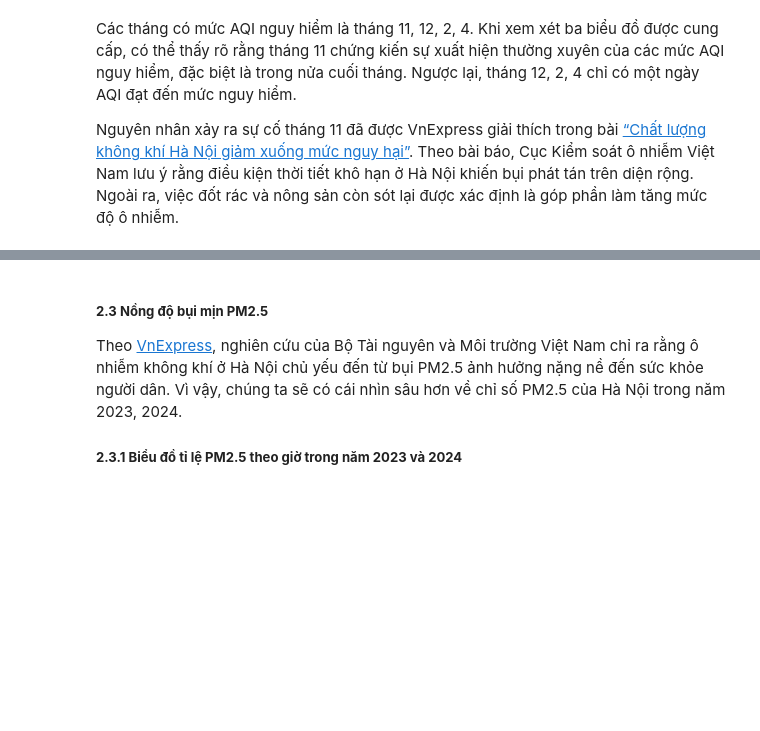
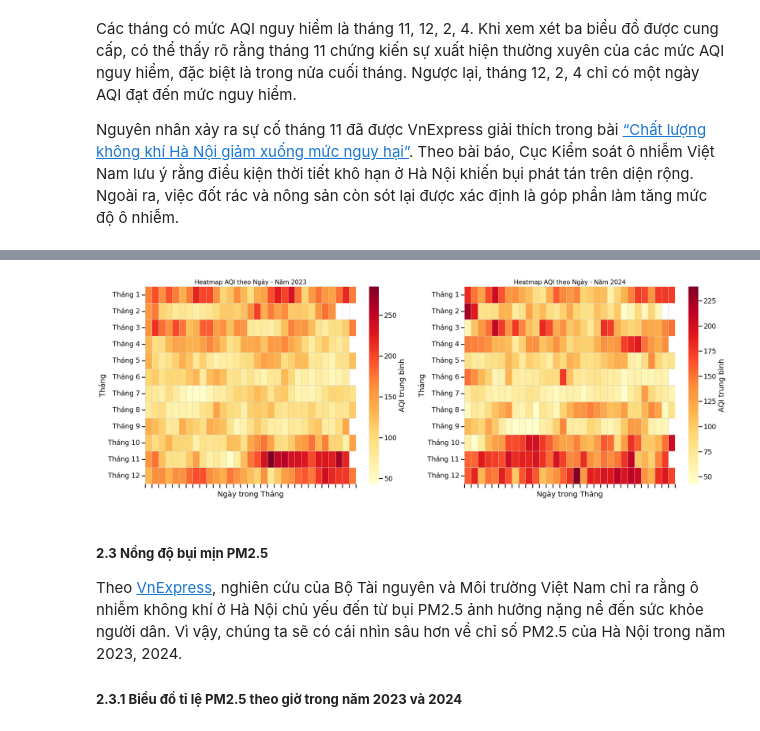
Before and after one commit to HoangHumg1210/Air_Quality-Analysis_HN, a Jupyter notebook: notebooks/Exploratory Data Analysis.ipynb, the cells around one changed output, grey strips where cells are left out. Cells and saved outputs as stored; diff of their text form; code cells hidden in the pictures; blank space fills up the shorter version.

```diff
--- a/notebooks/Exploratory Data Analysis.ipynb
+++ b/notebooks/Exploratory Data Analysis.ipynb
@@ -222,3 +276,46 @@ Nguyên nhân xảy ra sự cố tháng 11 đã được VnExpress giải thích
+# %%
+
+daily_aqi = df['AQI'].resample('D').mean()
+
+def make_heatmap(series, year, ax):
+    year_data = series.loc[str(year)]
+
+    data = year_data.to_frame('AQI')
+    data['Month'] = data.index.month
+    data['Day'] = data.index.day
+
+    heatmap_data = (
+        data.pivot_table(index='Month', columns='Day', values='AQI', aggfunc='mean')
+            .reindex(index=range(1, 13), columns=range(1, 32))
+    )
+
+    sns.heatmap(
+        heatmap_data,
+        ax=ax,
+        cmap='YlOrRd',
+        linewidths=0.5,
+        linecolor='lightgrey',
+        cbar_kws={'label': 'AQI trung bình'}
+    )
+
+    month_names = ['Tháng 1','Tháng 2','Tháng 3','Tháng 4','Tháng 5','Tháng 6',
+                   'Tháng 7','Tháng 8','Tháng 9','Tháng 10','Tháng 11','Tháng 12']
+    ax.set_yticklabels([month_names[i-1] for i in heatmap_data.index], rotation=0)
+    ax.xaxis.set_major_locator(ticker.MultipleLocator(1))
+    ax.set_xlabel('Ngày trong Tháng')
+    ax.set_ylabel('Tháng')
+    ax.set_title(f'Heatmap AQI theo Ngày - Năm {year}', fontsize=15)
+
+
+fig, axes = plt.subplots(1, 2, figsize=(22, 8))
+
+make_heatmap(daily_aqi, 2023, axes[0])
+make_heatmap(daily_aqi, 2024, axes[1])
+
+plt.tight_layout()
+plt.show()
+# %% [output]
+[figure, added]
 # %% [markdown]
 ##### **2.3 Nồng độ bụi mịn PM2.5**
 Theo [VnExpress](https://e.vnexpress.net/news/environment/hanoi-s-air-quality-dropping-over-large-scales-4719205.html), nghiên cứu của Bộ Tài nguyên và Môi trường Việt Nam chỉ ra rằng ô nhiễm không khí ở Hà Nội chủ yếu đến từ bụi PM2.5 ảnh hưởng nặng nề đến sức khỏe người dân. Vì vậy, chúng ta sẽ có cái nhìn sâu hơn về chỉ số PM2.5 của Hà Nội trong năm 2023, 2024.
```
Also changed, not shown: parts of 11 cells of this notebook.
